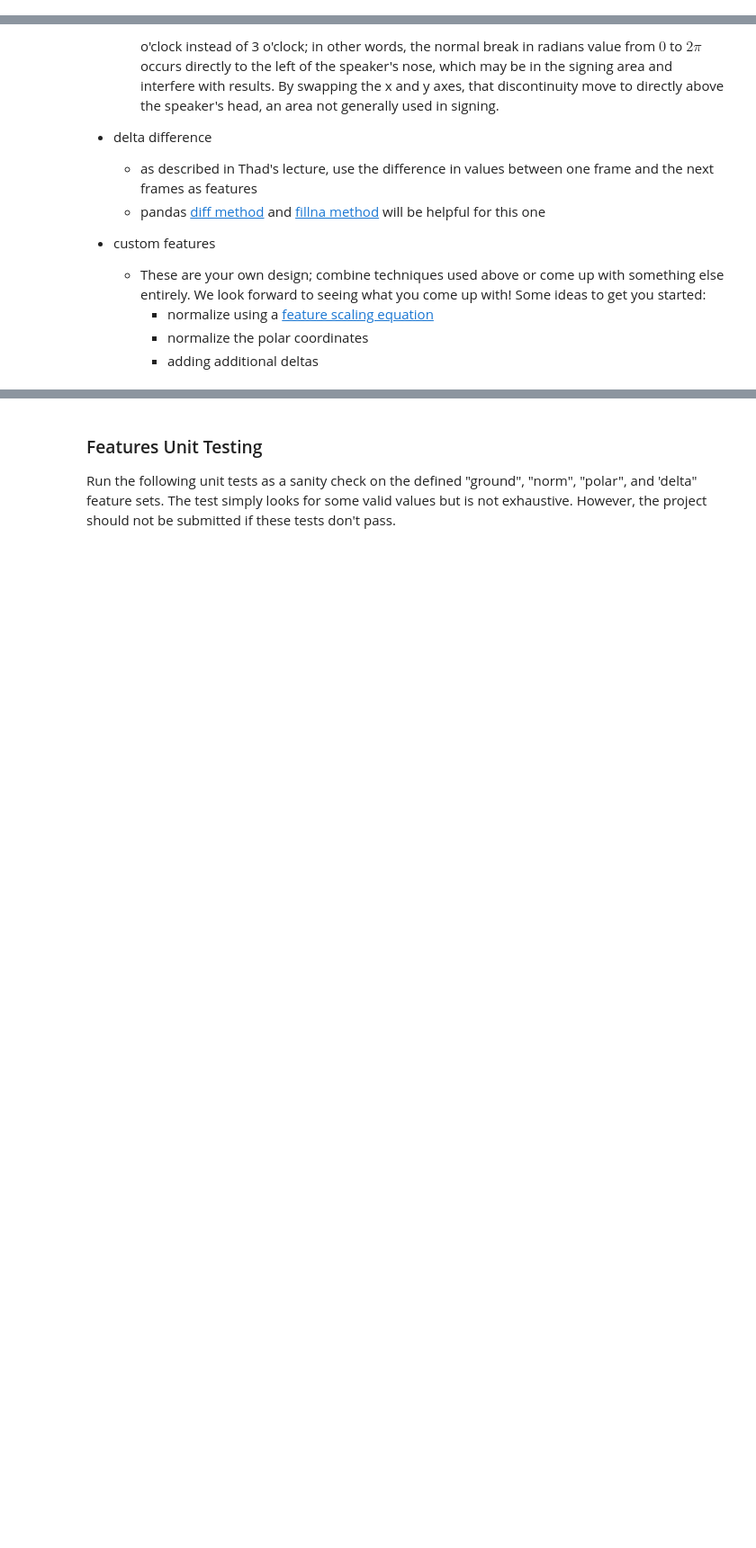
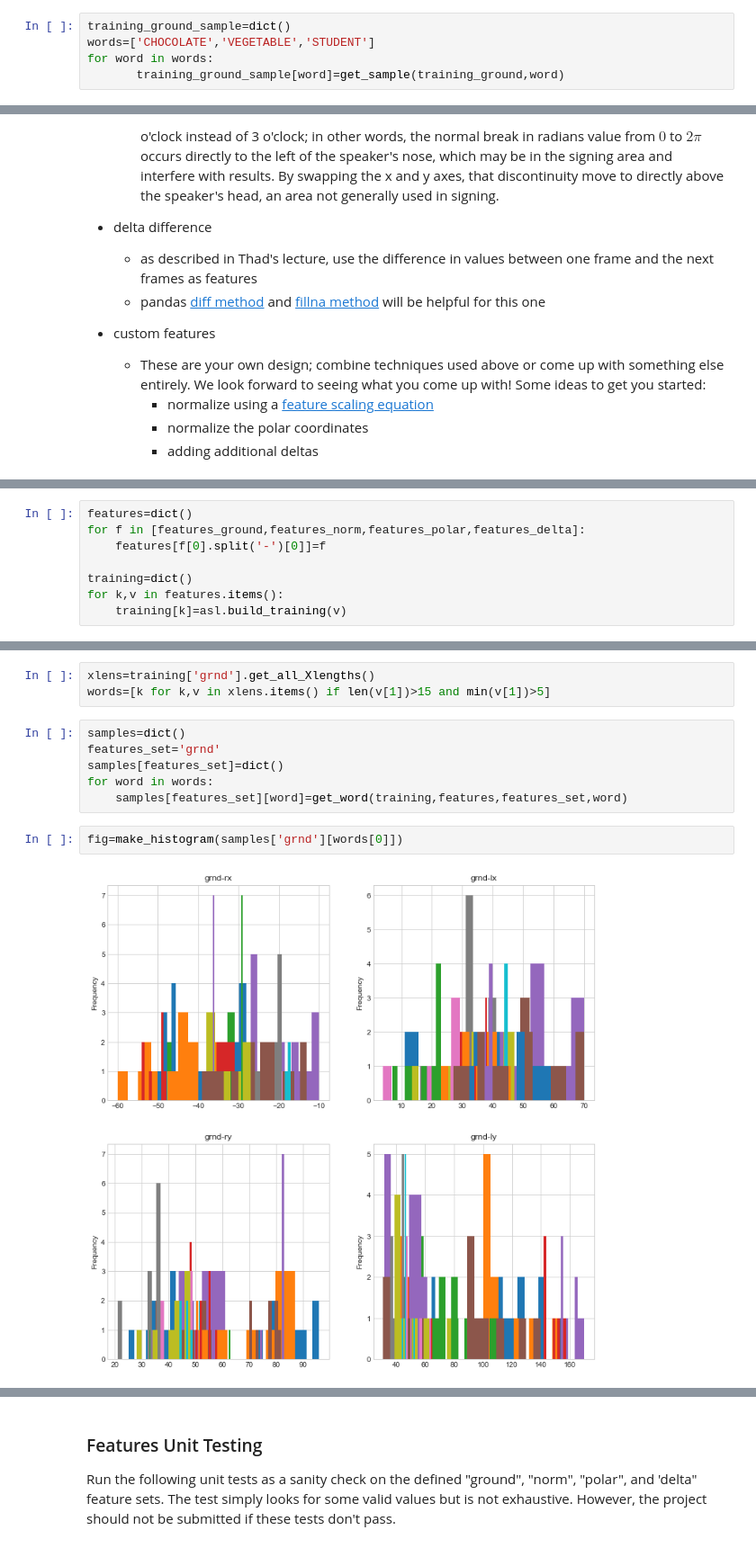
Before and after one commit to markovchainsmoker/AIND-Recognizer, a Jupyter notebook: asl_recognizer.ipynb, the cells around one changed output, grey strips where cells are left out. Shown: that part at 90% size. Drawn from its saved outputs; the diff is of its cells as text; blank space fills up the shorter version.

```diff
--- a/asl_recognizer.ipynb
+++ b/asl_recognizer.ipynb
@@ -140,3 +89,8 @@ assert len(xlen[0])==sum(xlen[1])
+# %%
+training_ground_sample=dict()
+words=['CHOCOLATE','VEGETABLE','STUDENT']
+for word in words:
+       training_ground_sample[word]=get_sample(training_ground,word)
 # %% [markdown]
 ###### More feature sets
 So far we have a simple feature set that is enough to get started modeling.  However, we might get better results if we manipulate the raw values a bit more, so we will go ahead and set up some other options now for experimentation later.  For example, we could normalize each speaker's range of motion with grouped statistics using [Pandas stats](http://pandas.pydata.org/pandas-docs/stable/api.html#api-dataframe-stats) functions and [pandas groupby](http://pandas.pydata.org/pandas-docs/stable/generated/pandas.DataFrame.groupby.html).  Below is an example for finding the means of all speaker subgroups.
@@ -273,0 +169,8 @@ for i in (0,1):
+# %%
+features=dict()
+for f in [features_ground,features_norm,features_polar,features_delta]:
+    features[f[0].split('-')[0]]=f
+
+training=dict()
+for k,v in features.items():
+    training[k]=asl.build_training(v)
@@ -273,0 +185,13 @@ for i in (0,1):
+# %%
+xlens=training['grnd'].get_all_Xlengths()
+words=[k for k,v in xlens.items() if len(v[1])>15 and min(v[1])>5]
+# %%
+samples=dict()
+features_set='grnd'
+samples[features_set]=dict()
+for word in words:
+    samples[features_set][word]=get_word(training,features,features_set,word)
+# %%
+fig=make_histogram(samples['grnd'][words[0]])
+# %% [output]
+[figure, added]
```
Also changed, not shown: parts of 44 cells of this notebook.
